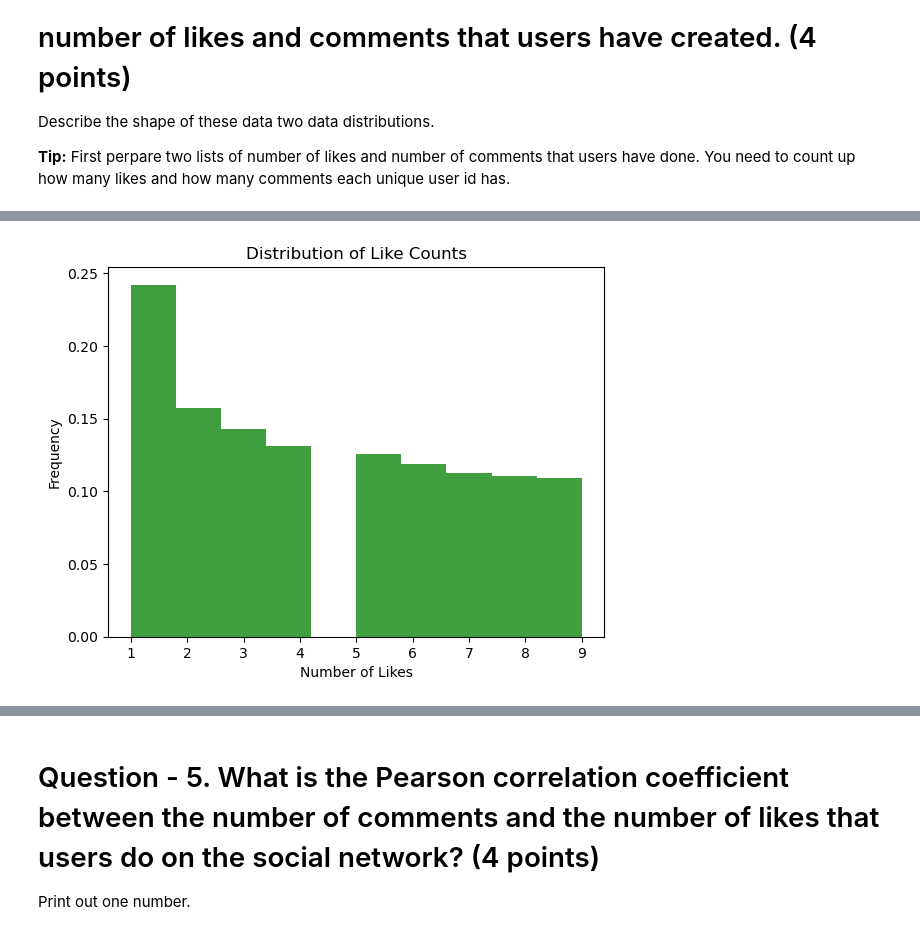
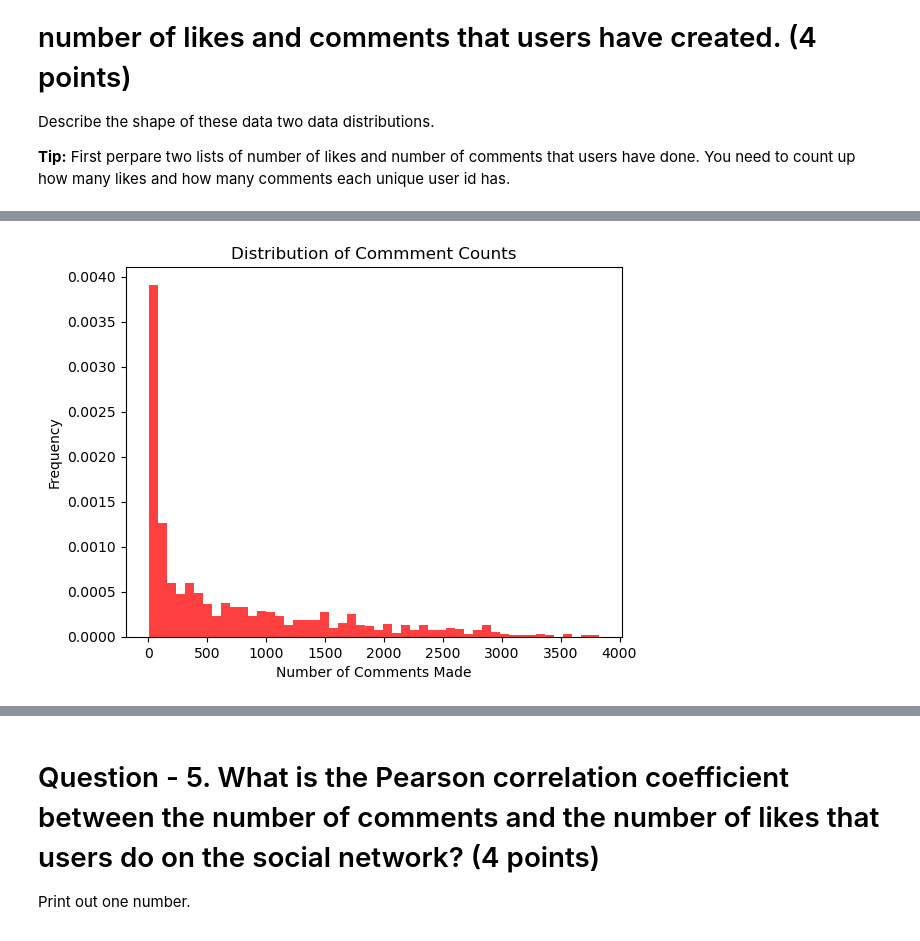
Before and after one commit to dylanxlam/data_science_practice_and_skills, a Jupyter notebook: practice/329e_HW2.ipynb, the cells around one changed output, grey strips where cells are left out. Saved outputs shown, nothing was run; the diff lists cells and outputs as text; code cells hidden in the pictures.

```diff
--- a/practice/329e_HW2.ipynb
+++ b/practice/329e_HW2.ipynb
@@ -269,3 +197,8 @@ comments_and_likes[['comments+likes']].nlargest(1, 'comments+likes')
 Describe the shape of these data two data distributions.
 
 **Tip:** First perpare two lists of number of likes and number of comments that users have done. You need to count up how many likes and how many comments each unique user id has.
+# %%
+# make dfs of likes and comments made per person
+
+likes_per_person = person_likes_post.groupby('Person.id')['Post.id'].count()
+comments_per_person = comment_hasCreator_person.groupby('Person.id')['Comment.id'].count()
@@ -272,12 +230,12 @@ Describe the shape of these data two data distributions.
 # %%
 # the histogram of the data
-n, bins, patches = plt.hist(post_like_counts,density=True, facecolor='g', alpha=0.75)
+n, bins, patches = plt.hist(comments_per_person, 50, density=True, facecolor='r', alpha=0.75)
 
 
-plt.xlabel('Number of Likes')
+plt.xlabel('Number of Comments Made')
 plt.ylabel('Frequency')
-plt.title('Distribution of Like Counts')
+plt.title('Distribution of Commment Counts')
 
 plt.show()
 # %% [output]
-[figure, old version]
+[figure, new version]
```
Also changed, not shown: parts of 24 cells of this notebook.
